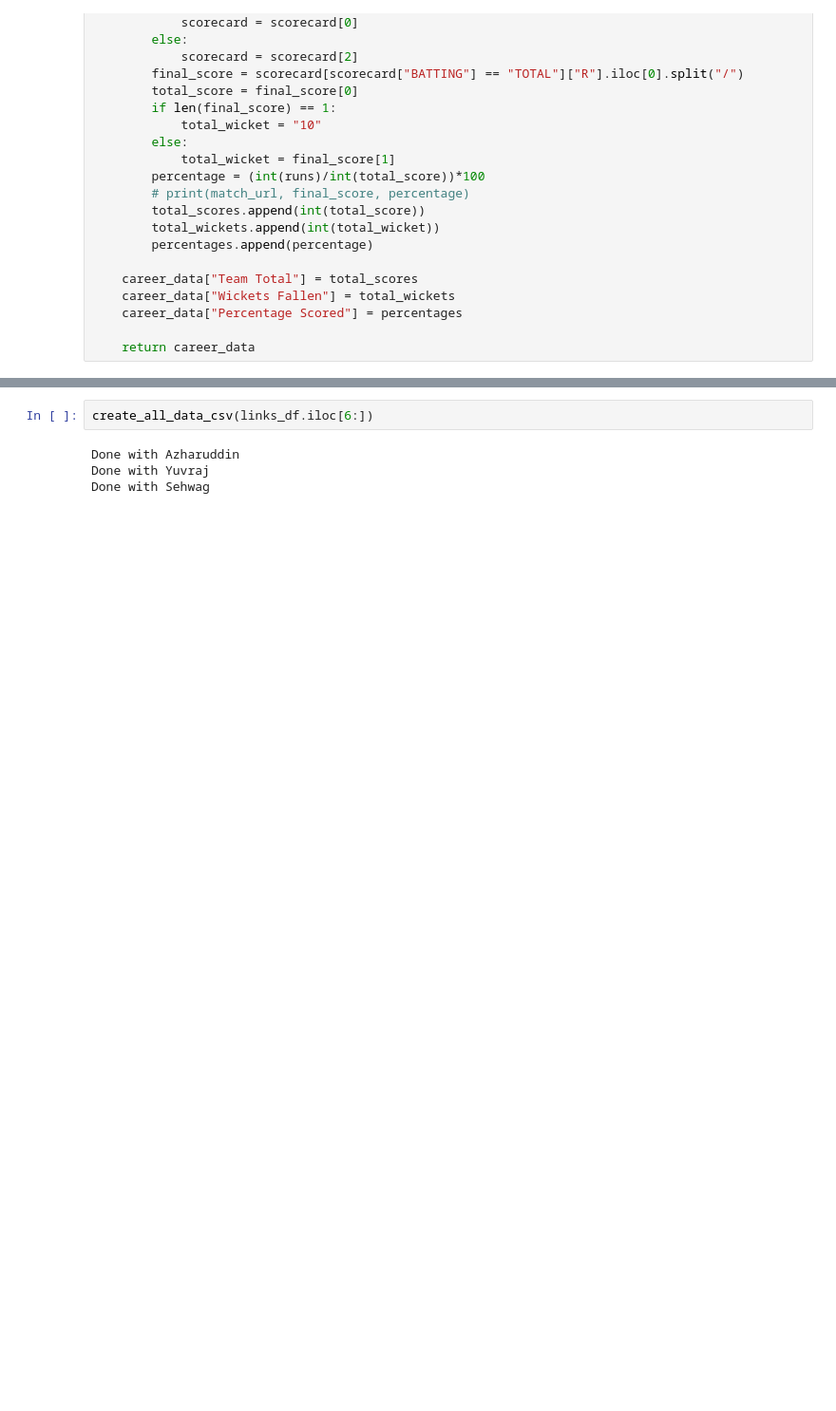
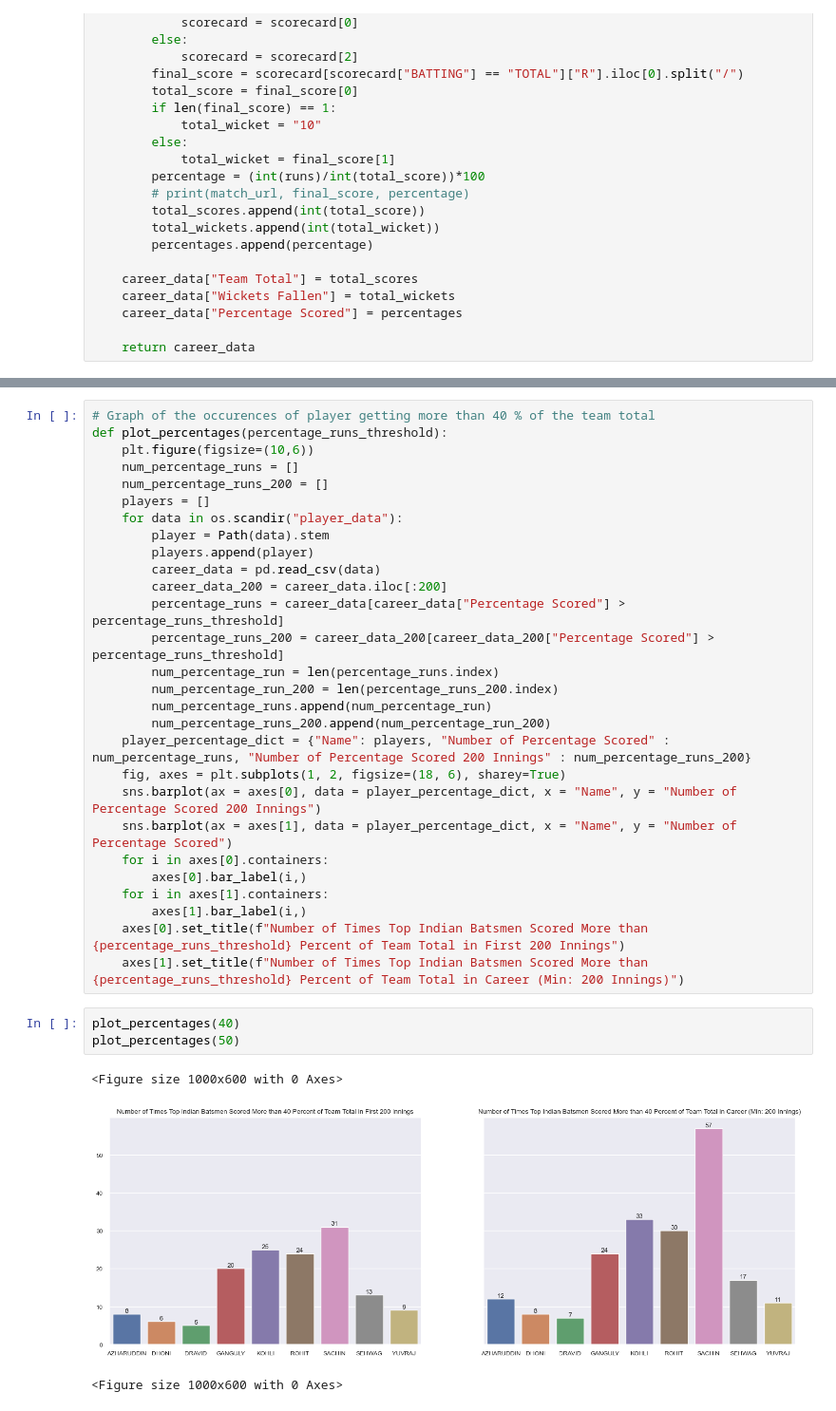
Before and after one commit to sriskid/Cricket_Data_Analysis, a Jupyter notebook: cricket_ds.ipynb, the cells around one changed output, grey strips where cells are left out. Shown at 95% size. Cells and saved outputs as stored; diff of their text form; blank space fills up the shorter version.

Commit message:
Player Percentages Plot Added

```diff
--- a/cricket_ds.ipynb
+++ b/cricket_ds.ipynb
@@ -435,8 +415,37 @@ def create_all_data_csv(data):
         career_data.to_csv(file_name, index = False)
         print(f"Done with {player}")
-# %%
-create_all_data_csv(links_df.iloc[6:])
-# %% [output]
-Done with Azharuddin
-Done with Yuvraj
-Done with Sehwag
+# %%
+# Graph of the occurences of player getting more than 40 % of the team total
+def plot_percentages(percentage_runs_threshold):
+    plt.figure(figsize=(10,6))
+    num_percentage_runs = []
+    num_percentage_runs_200 = []
+    players = []
+    for data in os.scandir("player_data"):
+        player = Path(data).stem
+        players.append(player)
+        career_data = pd.read_csv(data)
+        career_data_200 = career_data.iloc[:200]
+        percentage_runs = career_data[career_data["Percentage Scored"] > percentage_runs_threshold]
+        percentage_runs_200 = career_data_200[career_data_200["Percentage Scored"] > percentage_runs_threshold]
+        num_percentage_run = len(percentage_runs.index)
+        num_percentage_run_200 = len(percentage_runs_200.index)
+        num_percentage_runs.append(num_percentage_run)
+        num_percentage_runs_200.append(num_percentage_run_200)
+    player_percentage_dict = {"Name": players, "Number of Percentage Scored" : num_percentage_runs, "Number of Percentage Scored 200 Innings" : num_percentage_runs_200}
+    fig, axes = plt.subplots(1, 2, figsize=(18, 6), sharey=True)
+    sns.barplot(ax = axes[0], data = player_percentage_dict, x = "Name", y = "Number of Percentage Scored 200 Innings")
+    sns.barplot(ax = axes[1], data = player_percentage_dict, x = "Name", y = "Number of Percentage Scored")
+    for i in axes[0].containers:
+        axes[0].bar_label(i,)
+    for i in axes[1].containers:
+        axes[1].bar_label(i,)
+    axes[0].set_title(f"Number of Times Top Indian Batsmen Scored More than {percentage_runs_threshold} Percent of Team Total in First 200 Innings")
+    axes[1].set_title(f"Number of Times Top Indian Batsmen Scored More than {percentage_runs_threshold} Percent of Team Total in Career (Min: 200 Innings)")
+# %%
+plot_percentages(40)
+plot_percentages(50)
+# %% [output]
+<Figure size 1000x600 with 0 Axes>
+[figure, added]
+<Figure size 1000x600 with 0 Axes>
```
Also changed, not shown: parts of 10 cells of this notebook, 9 other files.
